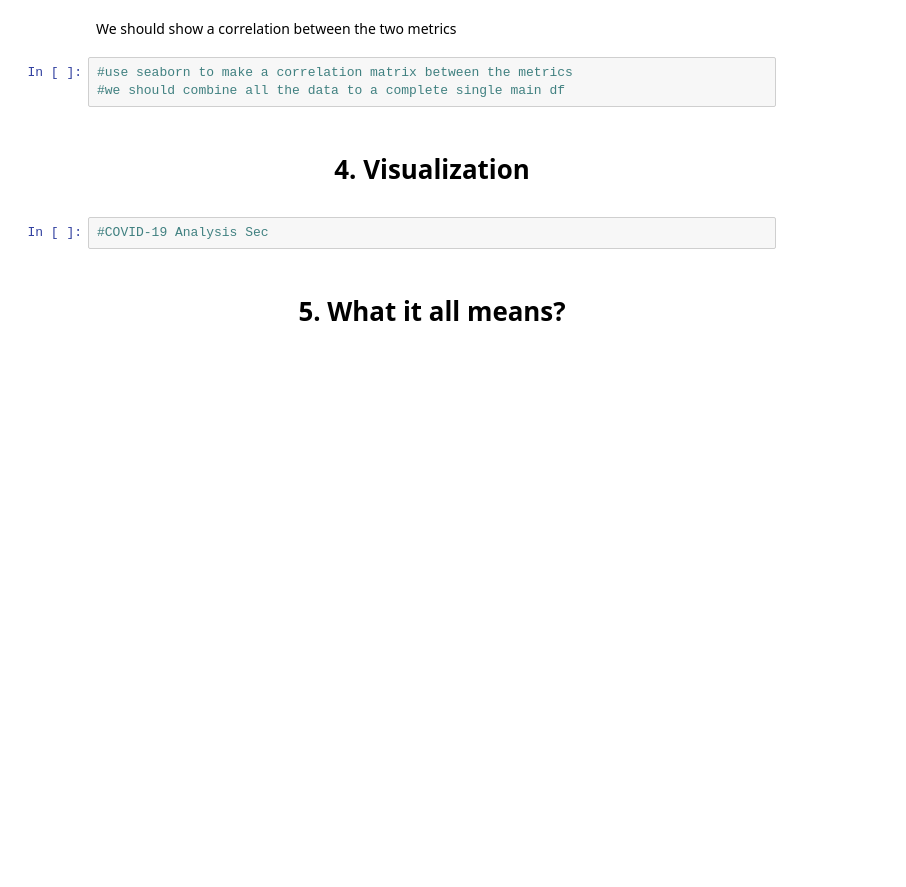
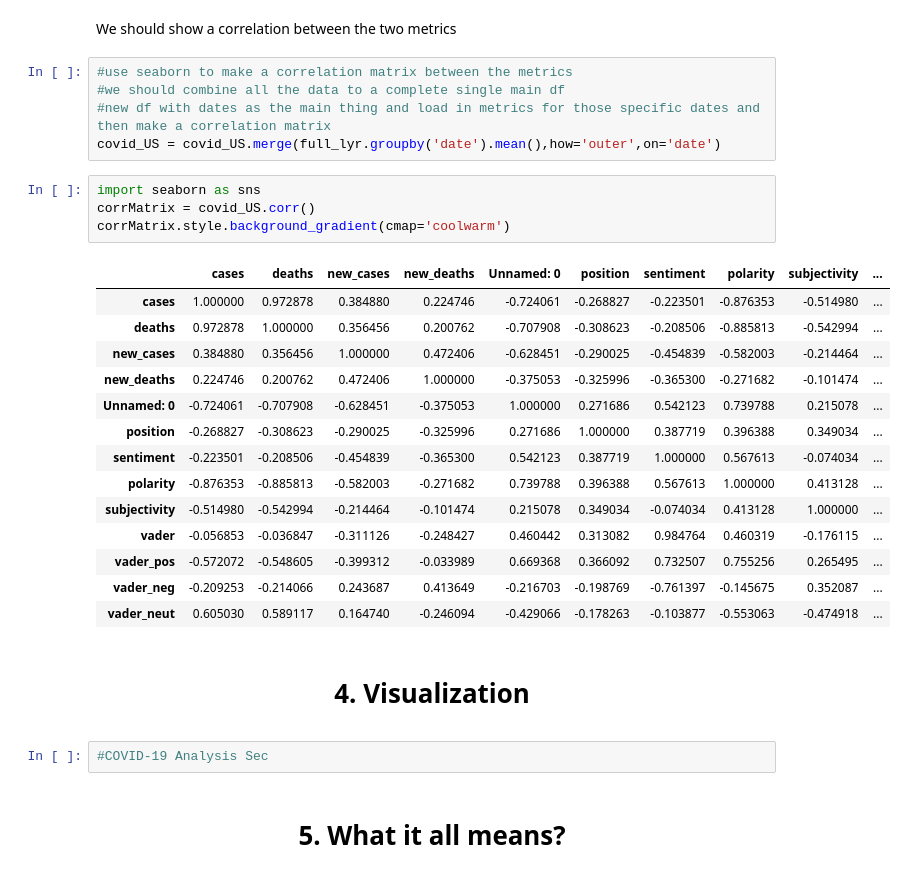
Before and after one commit to M-Sender/CS-Capstone, a Jupyter notebook: code/analysis.ipynb, the cells around one changed output. Drawn from its saved outputs; the diff is of its cells as text; blank space fills up the shorter version.

```diff
--- a/code/analysis.ipynb
+++ b/code/analysis.ipynb
@@ -345,6 +350,27 @@ We should show a correlation between the two metrics
 # %%
 #use seaborn to make a correlation matrix between the metrics
 #we should combine all the data to a complete single main df
+#new df with dates as the main thing and load in metrics for those specific dates and then make a correlation matrix
+covid_US = covid_US.merge(full_lyr.groupby('date').mean(),how='outer',on='date')
+# %%
+import seaborn as sns
+corrMatrix = covid_US.corr()
+corrMatrix.style.background_gradient(cmap='coolwarm')
+# %% [output]
+|  | cases | deaths | new_cases | new_deaths | Unnamed: 0 | position | sentiment | polarity | subjectivity | ... |
+| cases | 1.000000 | 0.972878 | 0.384880 | 0.224746 | -0.724061 | -0.268827 | -0.223501 | -0.876353 | -0.514980 | ... |
+| deaths | 0.972878 | 1.000000 | 0.356456 | 0.200762 | -0.707908 | -0.308623 | -0.208506 | -0.885813 | -0.542994 | ... |
+| new_cases | 0.384880 | 0.356456 | 1.000000 | 0.472406 | -0.628451 | -0.290025 | -0.454839 | -0.582003 | -0.214464 | ... |
+| new_deaths | 0.224746 | 0.200762 | 0.472406 | 1.000000 | -0.375053 | -0.325996 | -0.365300 | -0.271682 | -0.101474 | ... |
+| Unnamed: 0 | -0.724061 | -0.707908 | -0.628451 | -0.375053 | 1.000000 | 0.271686 | 0.542123 | 0.739788 | 0.215078 | ... |
+| position | -0.268827 | -0.308623 | -0.290025 | -0.325996 | 0.271686 | 1.000000 | 0.387719 | 0.396388 | 0.349034 | ... |
+| sentiment | -0.223501 | -0.208506 | -0.454839 | -0.365300 | 0.542123 | 0.387719 | 1.000000 | 0.567613 | -0.074034 | ... |
+| polarity | -0.876353 | -0.885813 | -0.582003 | -0.271682 | 0.739788 | 0.396388 | 0.567613 | 1.000000 | 0.413128 | ... |
+| subjectivity | -0.514980 | -0.542994 | -0.214464 | -0.101474 | 0.215078 | 0.349034 | -0.074034 | 0.413128 | 1.000000 | ... |
+| vader | -0.056853 | -0.036847 | -0.311126 | -0.248427 | 0.460442 | 0.313082 | 0.984764 | 0.460319 | -0.176115 | ... |
+| vader_pos | -0.572072 | -0.548605 | -0.399312 | -0.033989 | 0.669368 | 0.366092 | 0.732507 | 0.755256 | 0.265495 | ... |
+| vader_neg | -0.209253 | -0.214066 | 0.243687 | 0.413649 | -0.216703 | -0.198769 | -0.761397 | -0.145675 | 0.352087 | ... |
+| vader_neut | 0.605030 | 0.589117 | 0.164740 | -0.246094 | -0.429066 | -0.178263 | -0.103877 | -0.553063 | -0.474918 | ... |
 # %% [markdown]
 <center><h1>4. Visualization</h1></center>
 # %%
```
Also changed, not shown: parts of 7 cells of this notebook.
